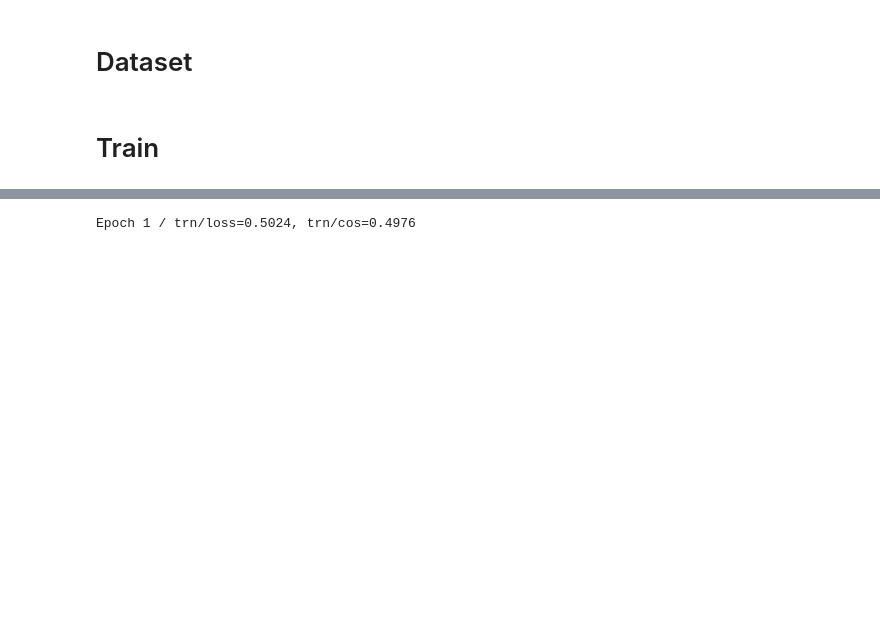
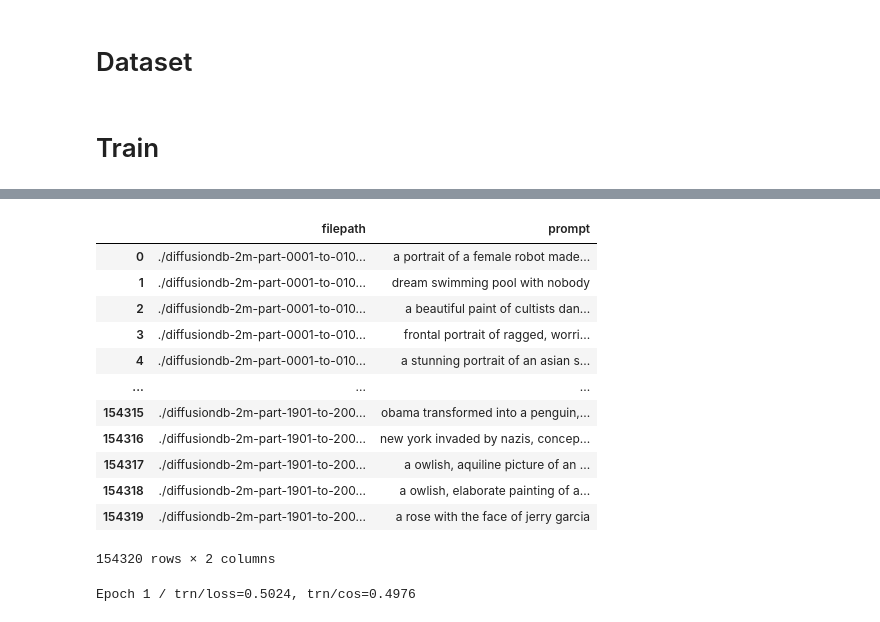
Before and after one commit to juncollin/StableDiffusionTrain, a Jupyter notebook: stable-diffusion-vit-baseline-train.ipynb, the cells around one changed output, grey strips where cells are left out. Drawn from its saved outputs; the diff is of its cells as text; code cells hidden in the pictures; blank space fills up the shorter version.

```diff
--- a/stable-diffusion-vit-baseline-train.ipynb
+++ b/stable-diffusion-vit-baseline-train.ipynb
@@ -333,3 +376,6 @@ def train(
         if val_meters['cos'].avg > best_score:
             best_score = val_meters['cos'].avg
             torch.save(model.state_dict(), f'{model_name}.pth')
+# %%
+df = pd.read_csv('./diffusiondb-data-cleansing/diffusiondb.csv')
+df.head()
@@ -336 +389,18 @@ def train(
+# %%
+df.filepath = df.filepath.str.replace('/kaggle/input', '.', regex=True)
+df
+# %% [output]
+|  | filepath | prompt |
+| 0 | ./diffusiondb-2m-part-0001-to-010... | a portrait of a female robot made... |
+| 1 | ./diffusiondb-2m-part-0001-to-010... | dream swimming pool with nobody |
+| 2 | ./diffusiondb-2m-part-0001-to-010... | a beautiful paint of cultists dan... |
+| 3 | ./diffusiondb-2m-part-0001-to-010... | frontal portrait of ragged, worri... |
+| 4 | ./diffusiondb-2m-part-0001-to-010... | a stunning portrait of an asian s... |
+| ... | ... | ... |
+| 154315 | ./diffusiondb-2m-part-1901-to-200... | obama transformed into a penguin,... |
+| 154316 | ./diffusiondb-2m-part-1901-to-200... | new york invaded by nazis, concep... |
+| 154317 | ./diffusiondb-2m-part-1901-to-200... | a owlish, aquiline picture of an ... |
+| 154318 | ./diffusiondb-2m-part-1901-to-200... | a owlish, elaborate painting of a... |
+| 154319 | ./diffusiondb-2m-part-1901-to-200... | a rose with the face of jerry garcia |
+154320 rows × 2 columns
 # %%
```
Also changed, not shown: parts of 13 cells of this notebook.
